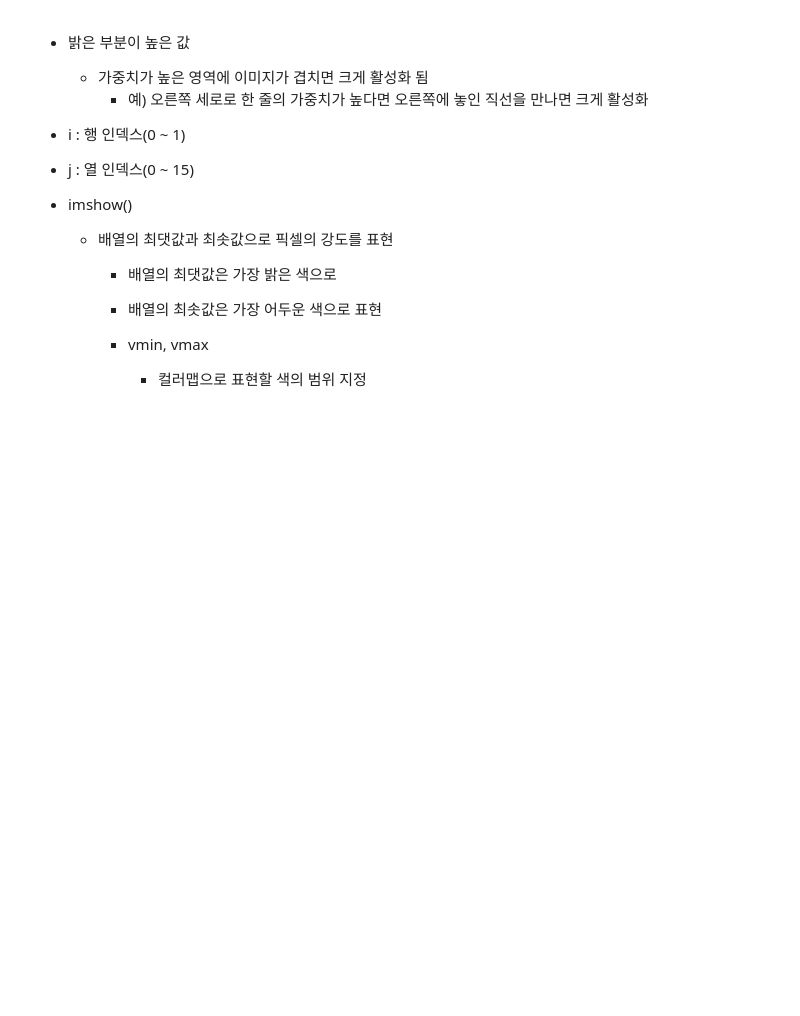
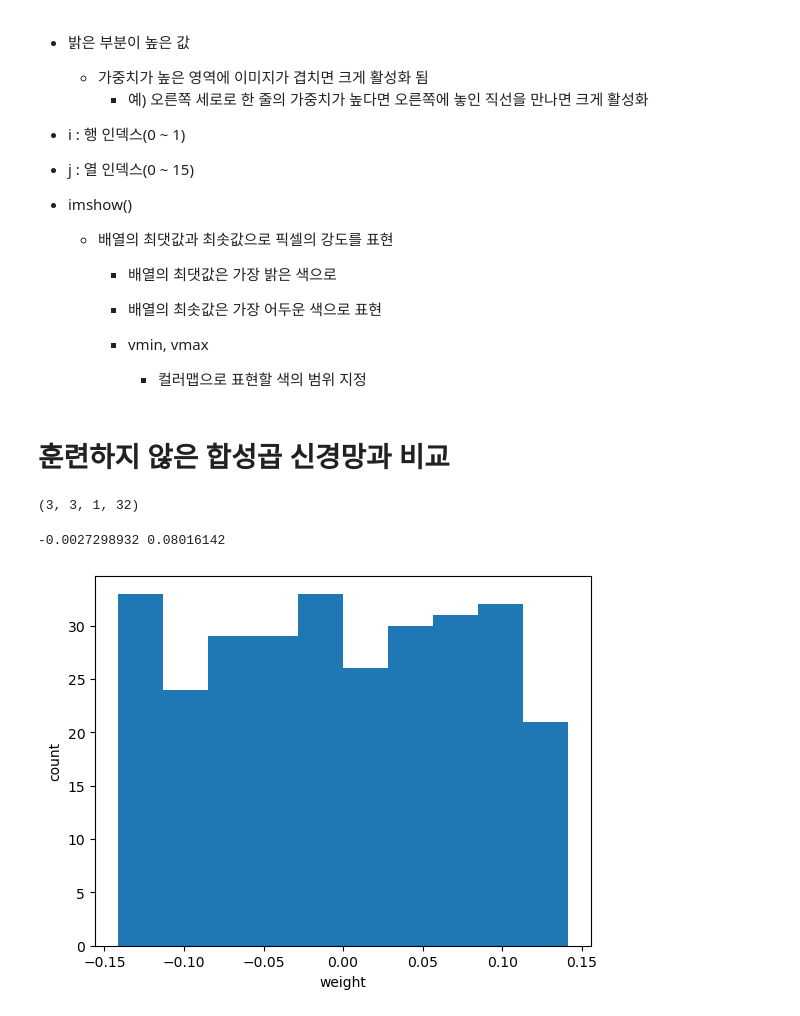
Before and after one commit to bini0126/weekend_ai, a Jupyter notebook: DL/6. 합성곱신경망_시각화.ipynb, the cells around one changed output. Drawn from its saved outputs; the diff is of its cells as text; code cells hidden in the pictures; blank space fills up the shorter version.

```diff
--- a/DL/6. 합성곱신경망_시각화.ipynb
+++ b/DL/6. 합성곱신경망_시각화.ipynb
@@ -99,3 +99,29 @@ plt.show()
 
     - vmin, vmax
       - 컬러맵으로 표현할 색의 범위 지정
+# %% [markdown]
+# 훈련하지 않은 합성곱 신경망과 비교
+# %%
+no_training_model = keras.Sequential()
+no_training_model.add(keras.Input(shape=(28, 28, 1)))
+no_training_model.add(keras.layers.Conv2D(32, kernel_size = 3, activation= "relu", padding= "same"))
+# %%
+# 훈련하지 않은 합성곱 층의 가중치를 저장
+no_training_conv = no_training_model.layers[0]
+print(no_training_conv.weights[0].shape)
+# %% [output]
+(3, 3, 1, 32)
+# %%
+no_training_weights = no_training_conv.weights[0].numpy()
+print(no_training_weights.mean(), no_training_weights.std())
+# %% [output]
+-0.0027298932 0.08016142
+# %%
+# 학습하지 않은 합성곱 층 히스토그램
+plt.figure()
+plt.hist(no_training_weights.reshape(-1, 1))
+plt.xlabel("weight")
+plt.ylabel("count")
+plt.show()
+# %% [output]
+[figure, added]
```
Also changed, not shown: parts of 35 cells of this notebook, 2 other files.
